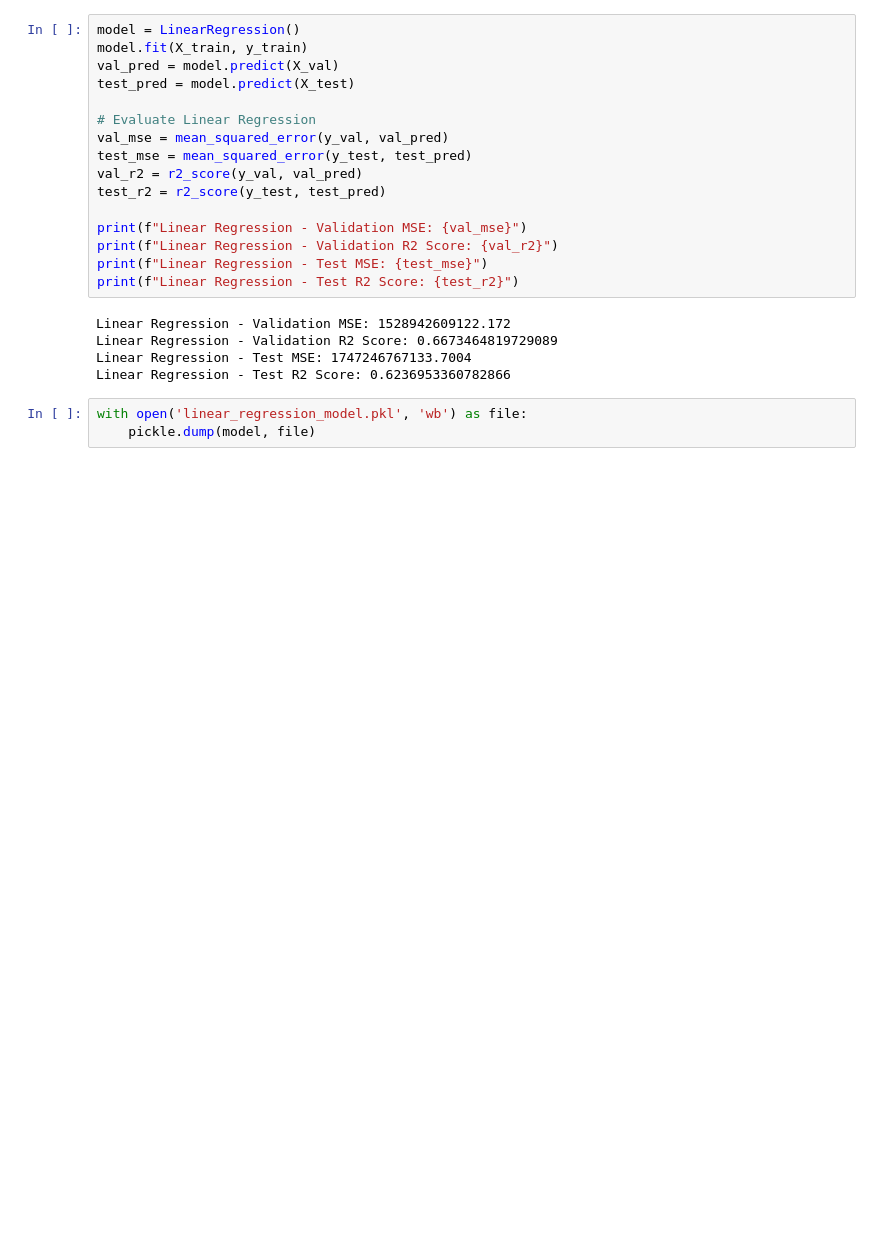
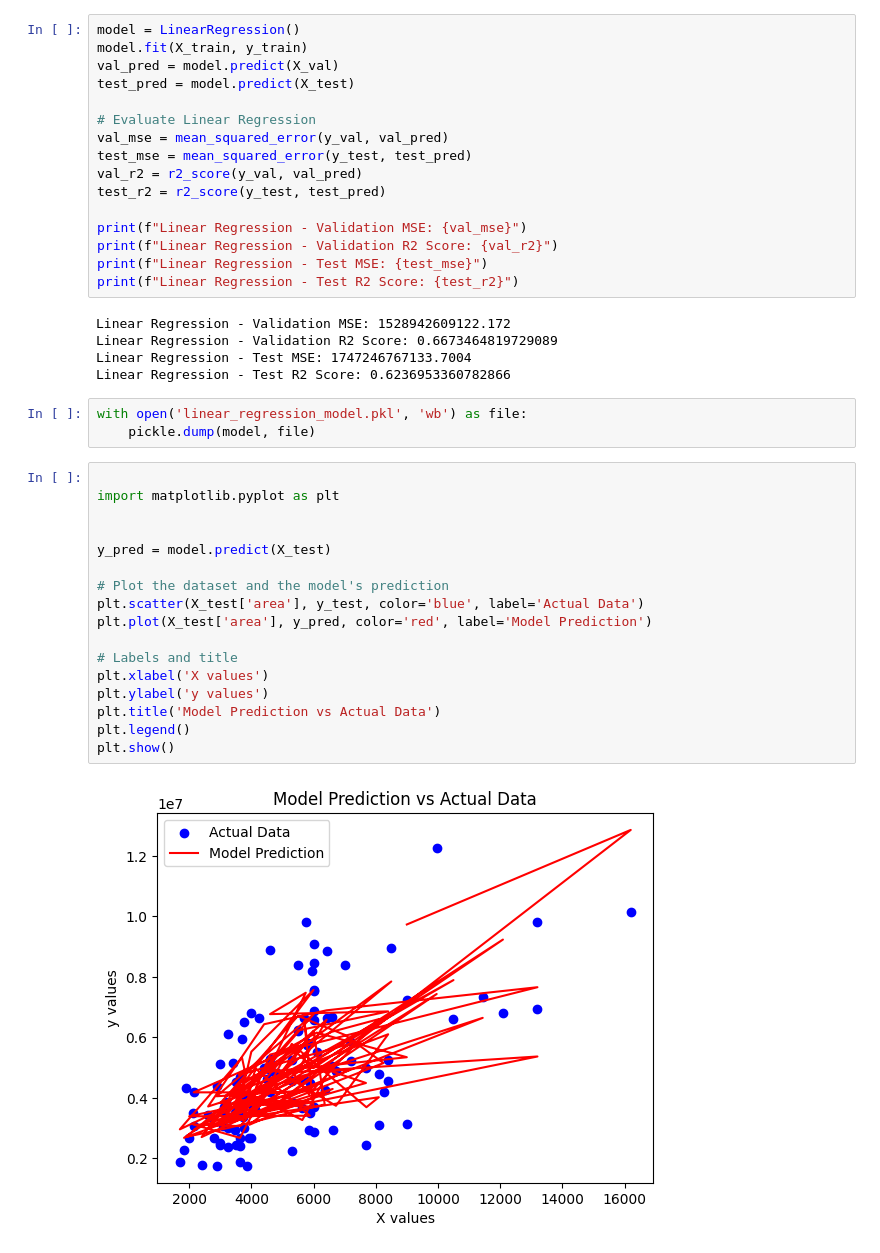
Before and after one commit to ManzarAli25/DEP, a Jupyter notebook: Task#1/Untitled1.ipynb, the cells around one changed output. Cells and saved outputs as stored; diff of their text form; blank space fills up the shorter version.

```diff
--- a/Task#1/Untitled1.ipynb
+++ b/Task#1/Untitled1.ipynb
@@ -106,3 +106,22 @@ Linear Regression - Test R2 Score: 0.6236953360782866
 # %%
 with open('linear_regression_model.pkl', 'wb') as file:
     pickle.dump(model, file)
+# %%
+
+import matplotlib.pyplot as plt
+
+
+y_pred = model.predict(X_test)
+
+# Plot the dataset and the model's prediction
+plt.scatter(X_test['area'], y_test, color='blue', label='Actual Data')
+plt.plot(X_test['area'], y_pred, color='red', label='Model Prediction')
+
+# Labels and title
+plt.xlabel('X values')
+plt.ylabel('y values')
+plt.title('Model Prediction vs Actual Data')
+plt.legend()
+plt.show()
+# %% [output]
+[figure, added]
```
Also changed, not shown: 3 other files.
